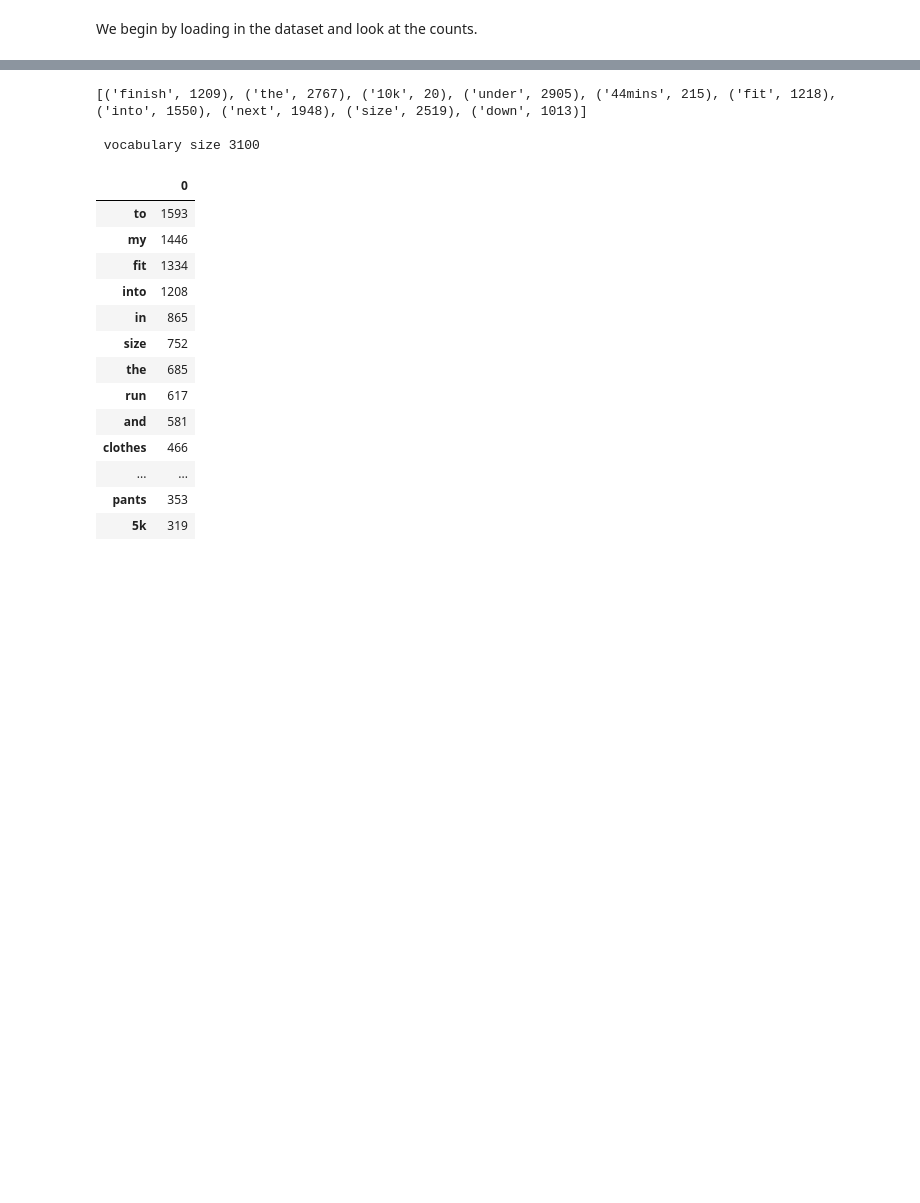
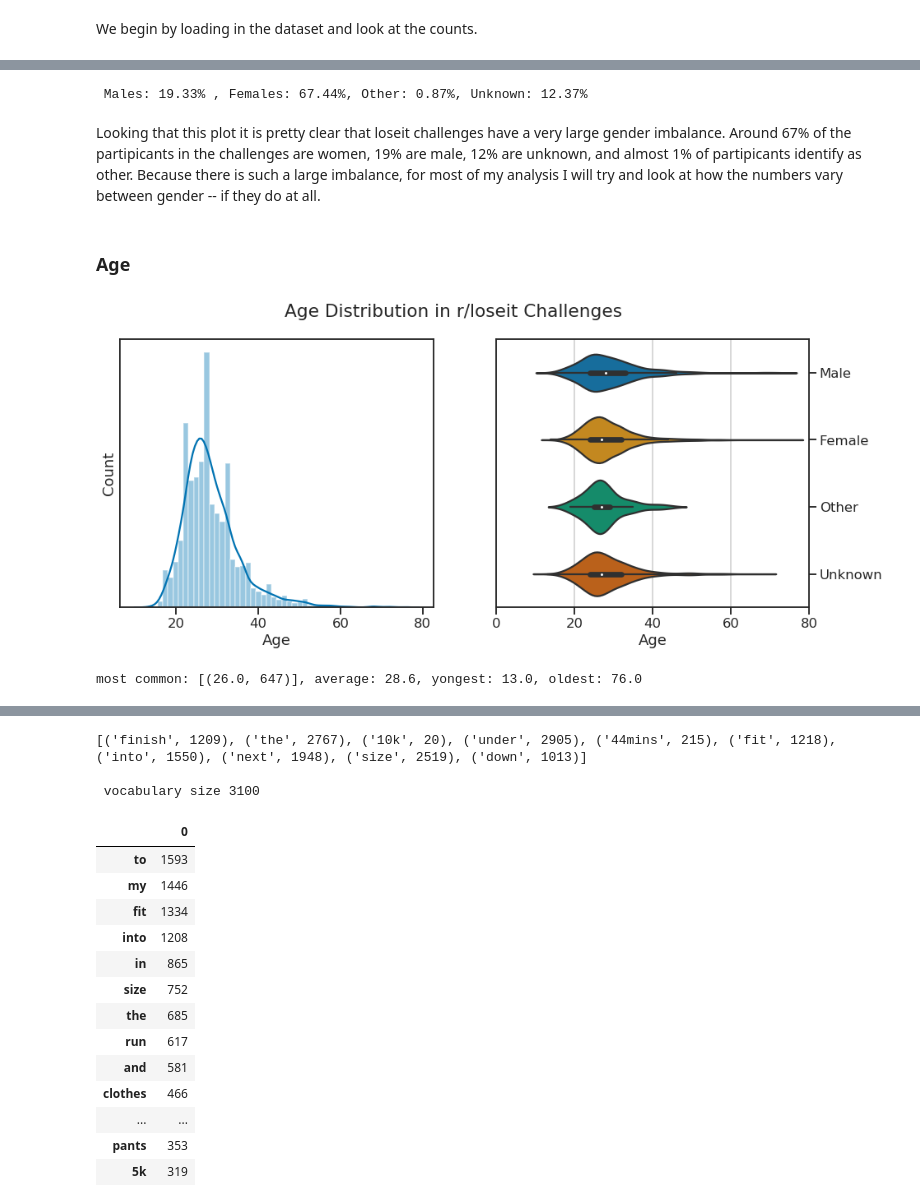
Before and after one commit to csmithchicago/Loseit, a Jupyter notebook: analyze_loseit_challenge_data.ipynb, the cells around one changed output, grey strips where cells are left out. Drawn from its saved outputs; the diff is of its cells as text; code cells hidden in the pictures; blank space fills up the shorter version.

```diff
--- a/analyze_loseit_challenge_data.ipynb
+++ b/analyze_loseit_challenge_data.ipynb
@@ -210,12 +26,0 @@ out_height = out_height[out_height.Height > 35]
-# %%
-sns.set(style="ticks")
-f, ax = plt.subplots(figsize=(7, 6))
-
-sns.violinplot(x='Height', y="Gender", data=out_height,
-            palette="vlag")
-
-ax.xaxis.grid(True)
-ax.set(ylabel="")
-sns.despine(trim=True, left=True)
-f.tight_layout()
-f.savefig('./figures/violin_gender_height.png', dpi=400)
@@ -374,0 +97,35 @@ Counter(big_df['NSV Text'].str.lower()).most_common(1000)
+# %%
+print(f' Males: {(100 * len(big_df[big_df.Gender == "Male"])/len(big_df)):.2f}% ,'
+      f' Females: {(100 * len(big_df[big_df.Gender == "Female"])/len(big_df)):.2f}%,'
+      f' Other: {(100 * len(big_df[big_df.Gender == "Other"])/len(big_df)):.2f}%,'
+      f' Unknown: {(100 * len(big_df[big_df.Gender == "Unknown"])/len(big_df)):.2f}%')
+# %% [output]
+ Males: 19.33% , Females: 67.44%, Other: 0.87%, Unknown: 12.37%
+# %% [markdown]
+Looking that this plot it is pretty clear that loseit challenges have a very large gender imbalance. Around 67% of the partipicants in the challenges are women, 19% are male, 12% are unknown, and almost 1% of partipicants identify as other. Because there is such a large imbalance, for most of my analysis I will try and look at how the numbers vary between gender -- if they do at all.
+# %% [markdown]
+### Age
+# %%
+f, (ax1, ax2) = plt.subplots(1,2,figsize=(15, 6))
+
+sns.distplot(age_df['Age'], ax=ax1)
+ax1.set_yticks([])
+ax1.set_ylabel('Count')
+
+sns.violinplot(x='Age', y="Gender", data=age_df, ax=ax2)
+ax2.xaxis.grid(True)
+ax2.set(ylabel="")
+ax2.set_xlim([0, 80])
+# ax2.yaxis.set_label_position("right")
+ax2.yaxis.tick_right()
+
+# ax2.set_title('Age Distribution in r/loseit Challenges')
+f.suptitle('Age Distribution in r/loseit Challenges')
+
+f.savefig('./figures/violin_gender_age.png', dpi=400)
+# %% [output]
+[figure, added]
+# %%
+print(f'most common: {Counter(age_df["Age"]).most_common(1)}, average: {age_df["Age"].mean():.1f}, yongest: {age_df["Age"].min()}, oldest: {age_df["Age"].max()}')
+# %% [output]
+most common: [(26.0, 647)], average: 28.6, yongest: 13.0, oldest: 76.0
```
Also changed, not shown: parts of 77 cells of this notebook, 1 other file.
